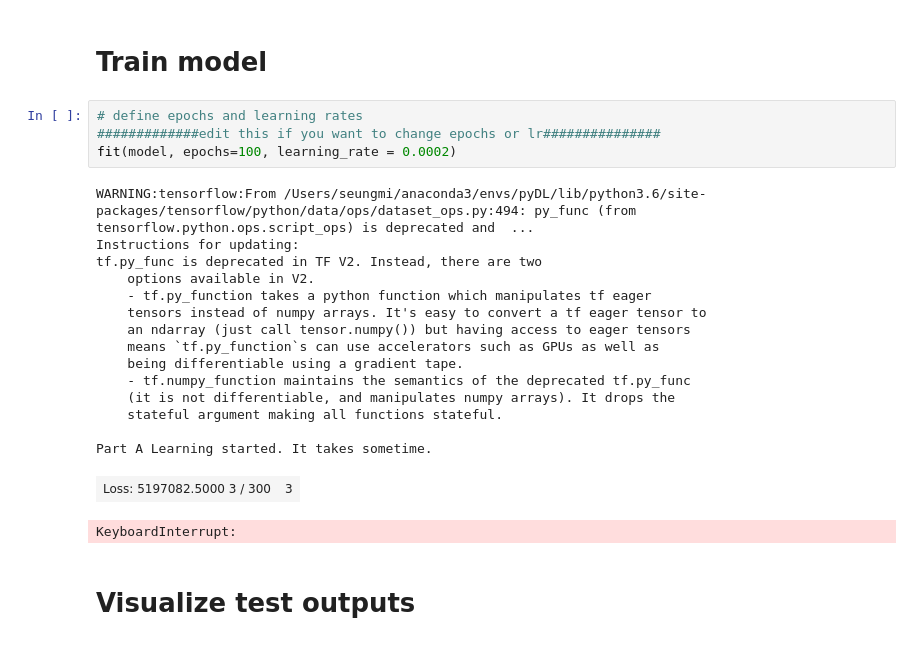
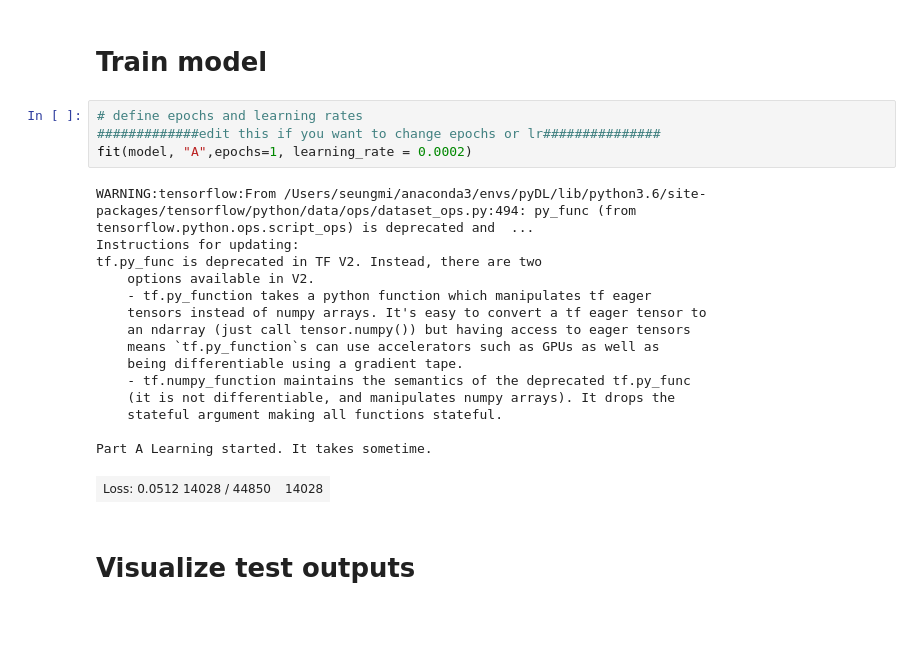
Before and after one commit to leechungpa/2019FS_DL, a Jupyter notebook: train_MCNN.ipynb, the cells around one changed output. Saved outputs shown, nothing was run; the diff lists cells and outputs as text.

```diff
--- a/train_MCNN.ipynb
+++ b/train_MCNN.ipynb
@@ -105,24 +105,23 @@ ________________________________________________________________________________
 # %%
 # define epochs and learning rates
 #############edit this if you want to change epochs or lr###############
-fit(model, epochs=100, learning_rate = 0.0002)
+fit(model, "A",epochs=1, learning_rate = 0.0002)
 # %% [output]
 WARNING:tensorflow:From /Users/seungmi/anaconda3/envs/pyDL/lib/python3.6/site-packages/tensorflow/python/data/ops/dataset_ops.py:494: py_func (from tensorflow.python.ops.script_ops) is deprecated and  ...
 Instructions for updating:
 tf.py_func is deprecated in TF V2. Instead, there are two
     options available in V2.
     - tf.py_function takes a python function which manipulates tf eager
     tensors instead of numpy arrays. It's easy to convert a tf eager tensor to
     an ndarray (just call tensor.numpy()) but having access to eager tensors
     means `tf.py_function`s can use accelerators such as GPUs as well as
     being differentiable using a gradient tape.
     - tf.numpy_function maintains the semantics of the deprecated tf.py_func
     (it is not differentiable, and manipulates numpy arrays). It drops the
     stateful argument making all functions stateful.
 
 Part A Learning started. It takes sometime.
-| Loss: 5197082.5000 3 / 300 | 3 |
+| Loss: 0.0512 14028 / 44850 | 14028 |
-KeyboardInterrupt:
 # %% [markdown]
 # Visualize test outputs
 # %%
```
Also changed, not shown: 1 other file.
